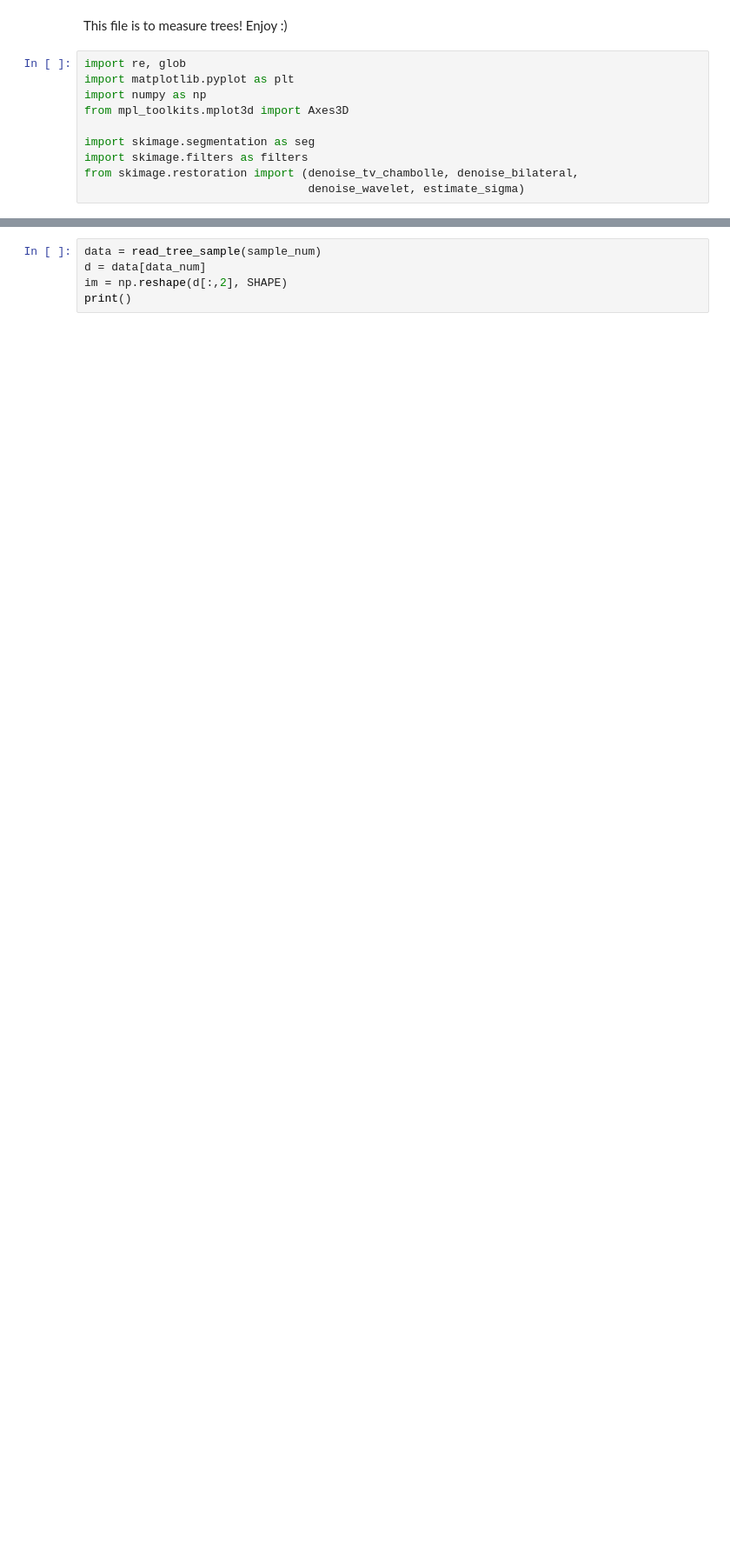
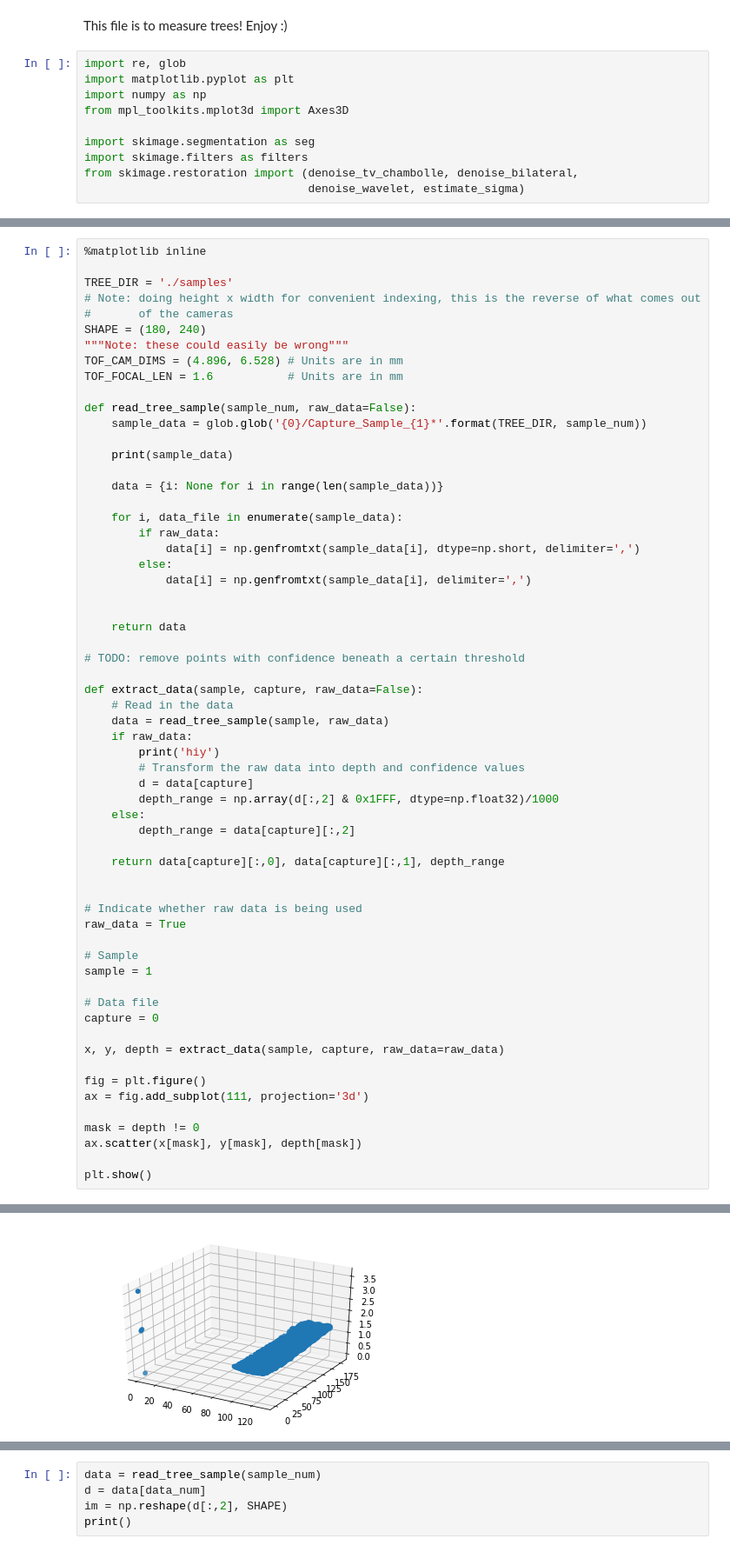
Before and after one commit to ameliaholcomb/trees, a Jupyter notebook: TreeProcessing/TreeProcessor.ipynb, the cells around one changed output, grey strips where cells are left out. Shown at 87% size. Cells and saved outputs as stored; diff of their text form; blank space fills up the shorter version.

```diff
--- a/TreeProcessing/TreeProcessor.ipynb
+++ b/TreeProcessing/TreeProcessor.ipynb
@@ -44,0 +13,62 @@ plt.imshow(heatmap(1, 4))
+# %%
+%matplotlib inline
+
+TREE_DIR = './samples'
+# Note: doing height x width for convenient indexing, this is the reverse of what comes out
+#       of the cameras
+SHAPE = (180, 240)
+"""Note: these could easily be wrong"""
+TOF_CAM_DIMS = (4.896, 6.528) # Units are in mm
+TOF_FOCAL_LEN = 1.6           # Units are in mm
+
+def read_tree_sample(sample_num, raw_data=False):
+    sample_data = glob.glob('{0}/Capture_Sample_{1}*'.format(TREE_DIR, sample_num))
+
+    print(sample_data)
+
+    data = {i: None for i in range(len(sample_data))}
+
+    for i, data_file in enumerate(sample_data):
+        if raw_data:
+            data[i] = np.genfromtxt(sample_data[i], dtype=np.short, delimiter=',')
+        else:
+            data[i] = np.genfromtxt(sample_data[i], delimiter=',')
+
+
+    return data
+
+# TODO: remove points with confidence beneath a certain threshold
+
+def extract_data(sample, capture, raw_data=False):
+    # Read in the data
+    data = read_tree_sample(sample, raw_data)
+    if raw_data:
+        print('hiy')
+        # Transform the raw data into depth and confidence values
+        d = data[capture]
+        depth_range = np.array(d[:,2] & 0x1FFF, dtype=np.float32)/1000
+    else:
+        depth_range = data[capture][:,2]
+
+    return data[capture][:,0], data[capture][:,1], depth_range
+
+
+# Indicate whether raw data is being used
+raw_data = True
+
+# Sample
+sample = 1
+
+# Data file
+capture = 0
+
+x, y, depth = extract_data(sample, capture, raw_data=raw_data)
+
+fig = plt.figure()
+ax = fig.add_subplot(111, projection='3d')
+
+mask = depth != 0
+ax.scatter(x[mask], y[mask], depth[mask])
+
+plt.show()
+# %% [output]
@@ -44,0 +77 @@ plt.imshow(heatmap(1, 4))
+[figure, added]
```
Also changed, not shown: parts of 4 cells of this notebook, 39 other files.
